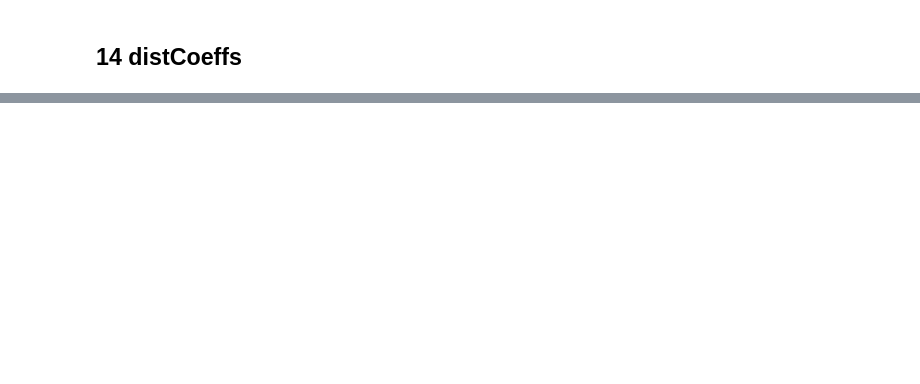
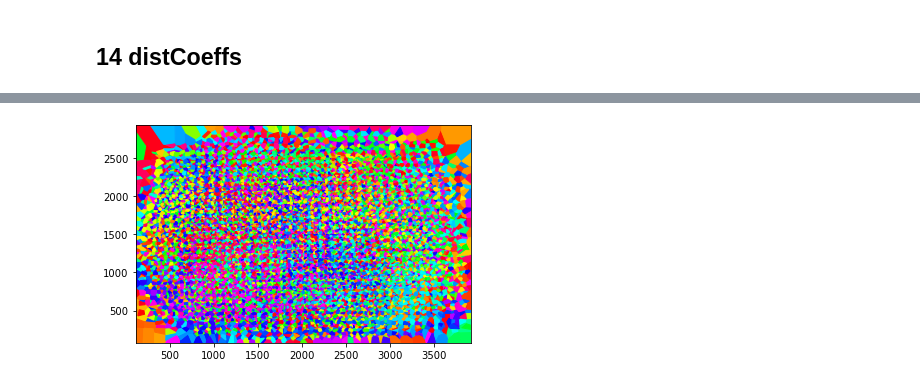
Before and after one commit to SimonLBSoerensen/Flexible-Camera-Calibration, a Jupyter notebook: SimonsTestBooks/TestBook.ipynb, the cells around one changed output, grey strips where cells are left out. Cells and saved outputs as stored; diff of their text form; code cells hidden in the pictures; blank space fills up the shorter version.

```diff
--- a/SimonsTestBooks/TestBook.ipynb
+++ b/SimonsTestBooks/TestBook.ipynb
@@ -775,0 +790,15 @@ plt.show()
+# %%
+ar = np.load(file, allow_pickle=True)
+# %%
+_, project_points, image_points = ar
+# %%
+image_points = np.concatenate(image_points)
+project_points = np.concatenate(project_points)
+# %%
+imp, diff, angels, mag = flexiblecc.Metrics.voronoi.cal_angles_and_mag(image_points, project_points)
+# %%
+plt.figure()
+flexiblecc.Metrics.voronoi.plot_voronoi(imp, angels)
+plt.show()
+# %% [output]
+[figure, added]
```
Also changed, not shown: parts of 13 cells of this notebook, 2 other files.
